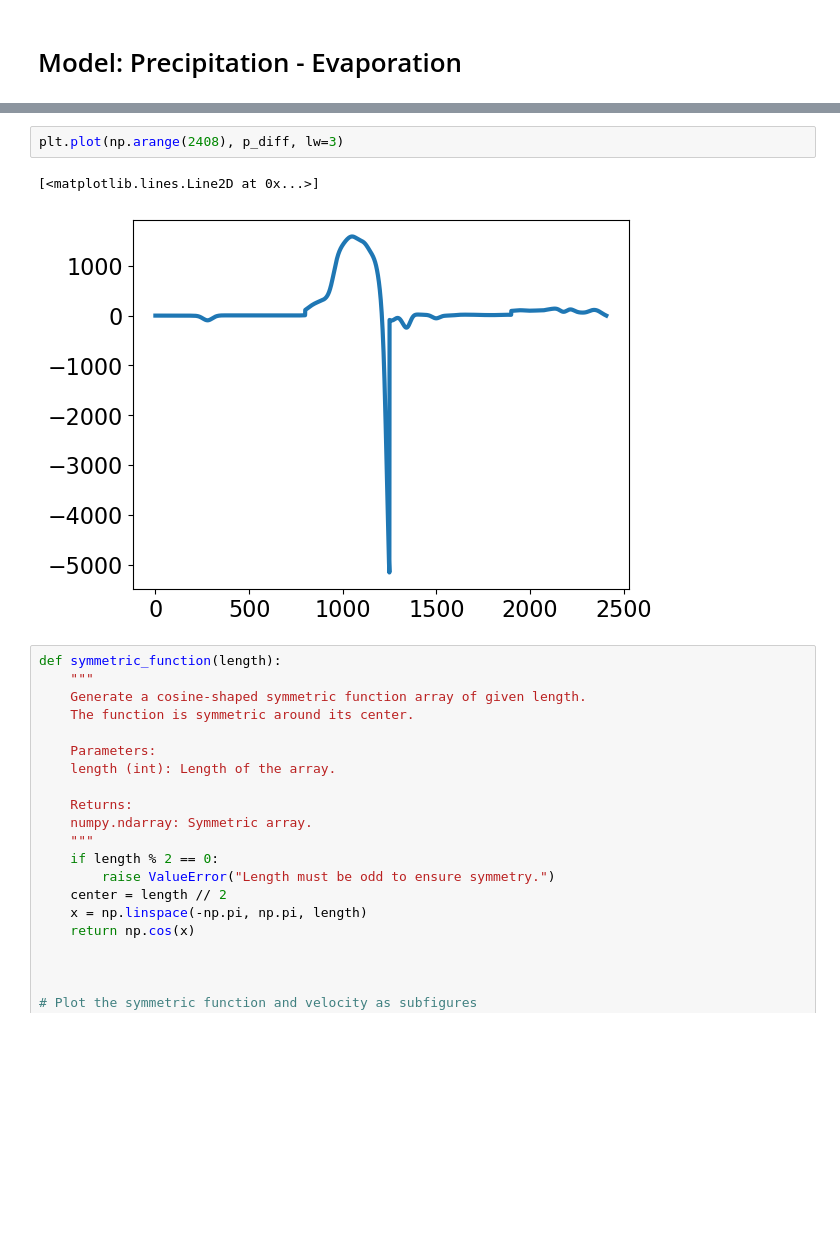
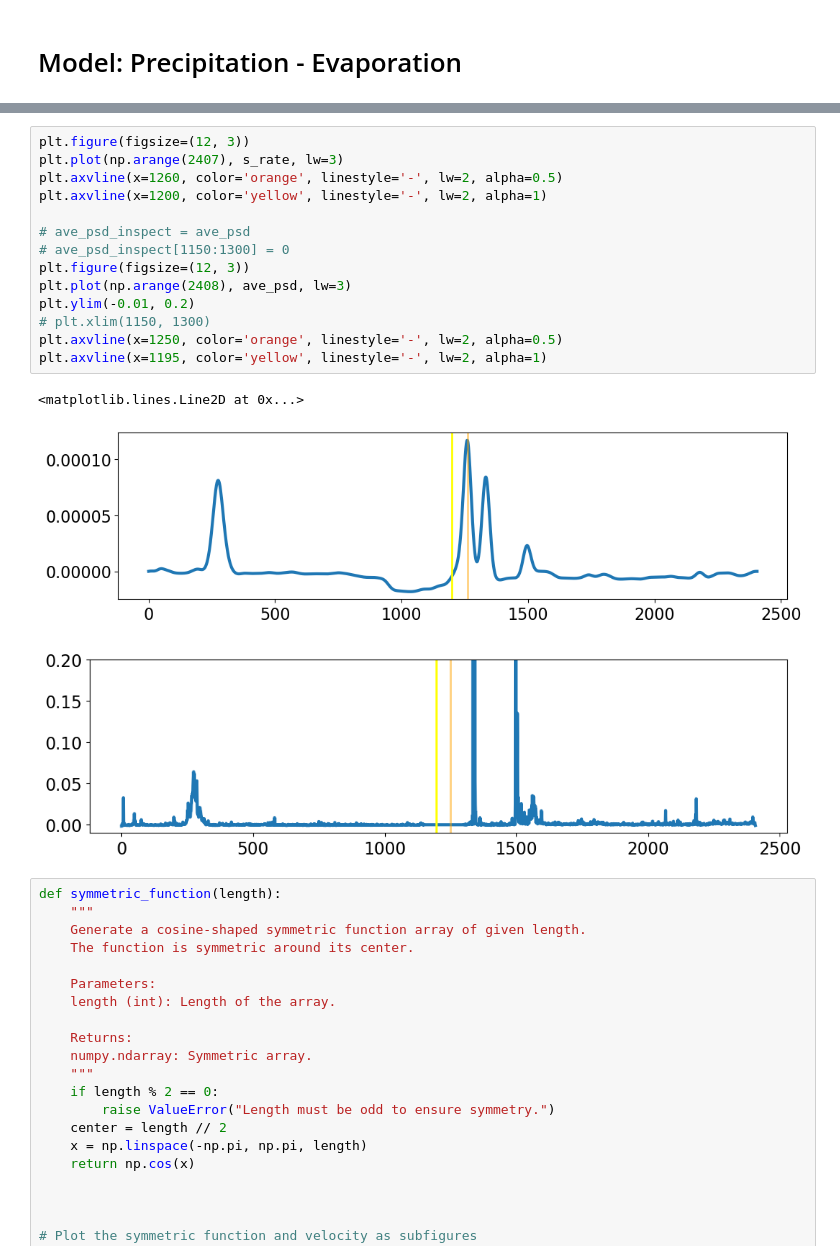
Before and after one commit to Denolle-Lab/FarmDAS, a Jupyter notebook: dvv_and_model/Fig2_soil_moisture_model.ipynb, the cells around one changed output, grey strips where cells are left out. Saved outputs shown, nothing was run; the diff lists cells and outputs as text; blank space fills up the shorter version.

```diff
--- a/dvv_and_model/Fig2_soil_moisture_model.ipynb
+++ b/dvv_and_model/Fig2_soil_moisture_model.ipynb
@@ -491,8 +500,21 @@ plt.show()
-# %%
-plt.plot(np.arange(2408), p_diff, lw=3)
-# %% [output]
-[<matplotlib.lines.Line2D at 0x...>]
-[figure, removed]
+# %%
+plt.figure(figsize=(12, 3))
+plt.plot(np.arange(2407), s_rate, lw=3)
+plt.axvline(x=1260, color='orange', linestyle='-', lw=2, alpha=0.5)
+plt.axvline(x=1200, color='yellow', linestyle='-', lw=2, alpha=1)
+
+# ave_psd_inspect = ave_psd
+# ave_psd_inspect[1150:1300] = 0
+plt.figure(figsize=(12, 3))
+plt.plot(np.arange(2408), ave_psd, lw=3)
+plt.ylim(-0.01, 0.2)
+# plt.xlim(1150, 1300)
+plt.axvline(x=1250, color='orange', linestyle='-', lw=2, alpha=0.5)
+plt.axvline(x=1195, color='yellow', linestyle='-', lw=2, alpha=1)
+# %% [output]
+<matplotlib.lines.Line2D at 0x...>
+[figure, added]
+[figure, added]
 # %%
 def symmetric_function(length):
     """
```
Also changed, not shown: parts of 3 cells of this notebook.
